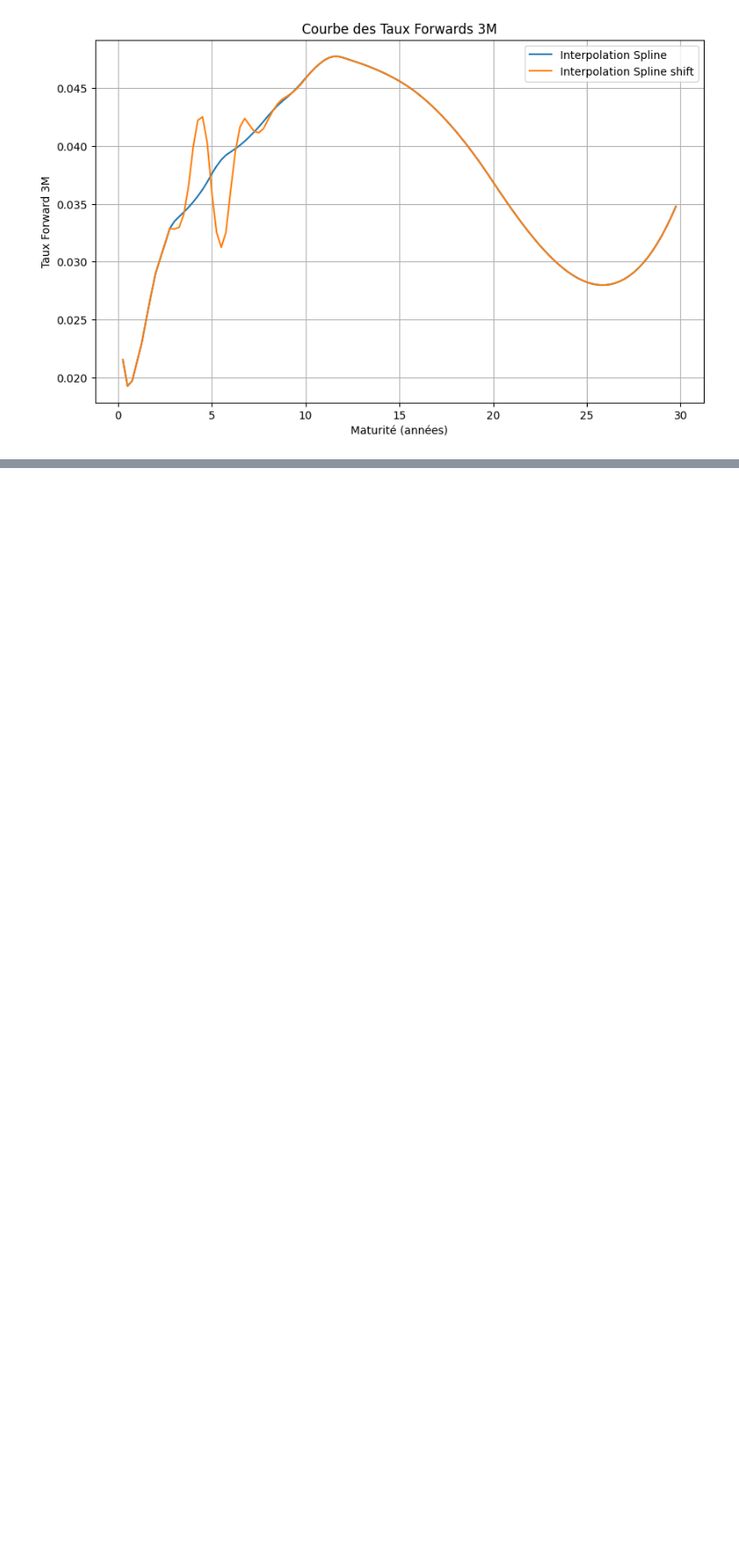
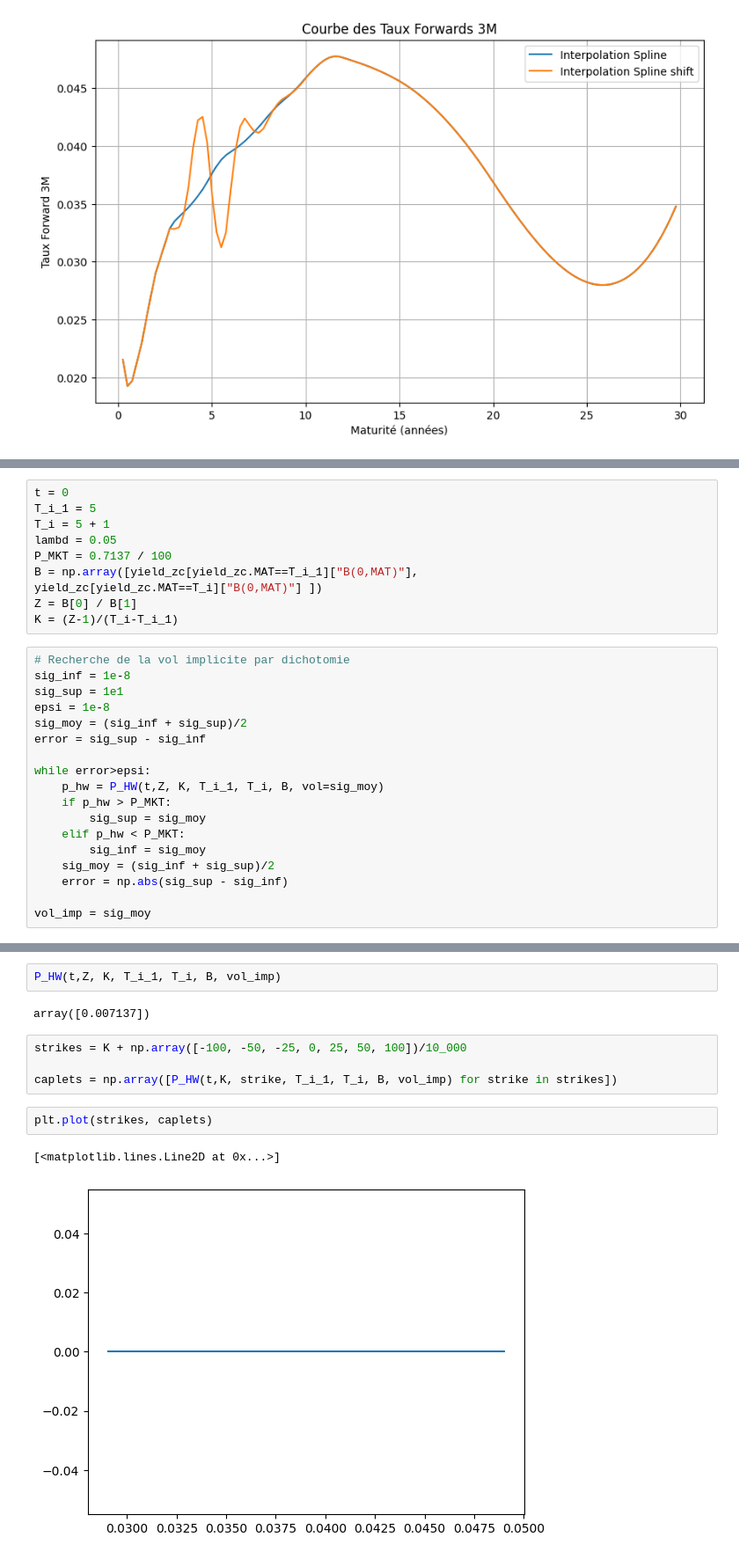
Before and after one commit to usenameFD/Asset-management, a Jupyter notebook: Yield Curve/yield.ipynb, the cells around one changed output, grey strips where cells are left out. Shown at 88% size. Saved outputs shown, nothing was run; the diff lists cells and outputs as text; blank space fills up the shorter version.

```diff
--- a/Yield Curve/yield.ipynb
+++ b/Yield Curve/yield.ipynb
@@ -212,0 +240,28 @@ plot_forward_curve(forward_rates_bumped, columns=["Interpolation Spline", "Inter
+# %%
+t = 0
+T_i_1 = 5
+T_i = 5 + 1
+lambd = 0.05
+P_MKT = 0.7137 / 100
+B = np.array([yield_zc[yield_zc.MAT==T_i_1]["B(0,MAT)"],
+yield_zc[yield_zc.MAT==T_i]["B(0,MAT)"] ])
+Z = B[0] / B[1]
+K = (Z-1)/(T_i-T_i_1)
+# %%
+# Recherche de la vol implicite par dichotomie
+sig_inf = 1e-8
+sig_sup = 1e1
+epsi = 1e-8
+sig_moy = (sig_inf + sig_sup)/2
+error = sig_sup - sig_inf
+
+while error>epsi:
+    p_hw = P_HW(t,Z, K, T_i_1, T_i, B, vol=sig_moy)
+    if p_hw > P_MKT:
+        sig_sup = sig_moy
+    elif p_hw < P_MKT:
+        sig_inf = sig_moy
+    sig_moy = (sig_inf + sig_sup)/2
+    error = np.abs(sig_sup - sig_inf)
+
+vol_imp = sig_moy
@@ -212,0 +279,13 @@ plot_forward_curve(forward_rates_bumped, columns=["Interpolation Spline", "Inter
+# %%
+P_HW(t,Z, K, T_i_1, T_i, B, vol_imp)
+# %% [output]
+array([0.007137])
+# %%
+strikes = K + np.array([-100, -50, -25, 0, 25, 50, 100])/10_000
+
+caplets = np.array([P_HW(t,K, strike, T_i_1, T_i, B, vol_imp) for strike in strikes])
+# %%
+plt.plot(strikes, caplets)
+# %% [output]
+[<matplotlib.lines.Line2D at 0x...>]
+[figure, added]
```
Also changed, not shown: parts of 12 cells of this notebook, 1 other file.
